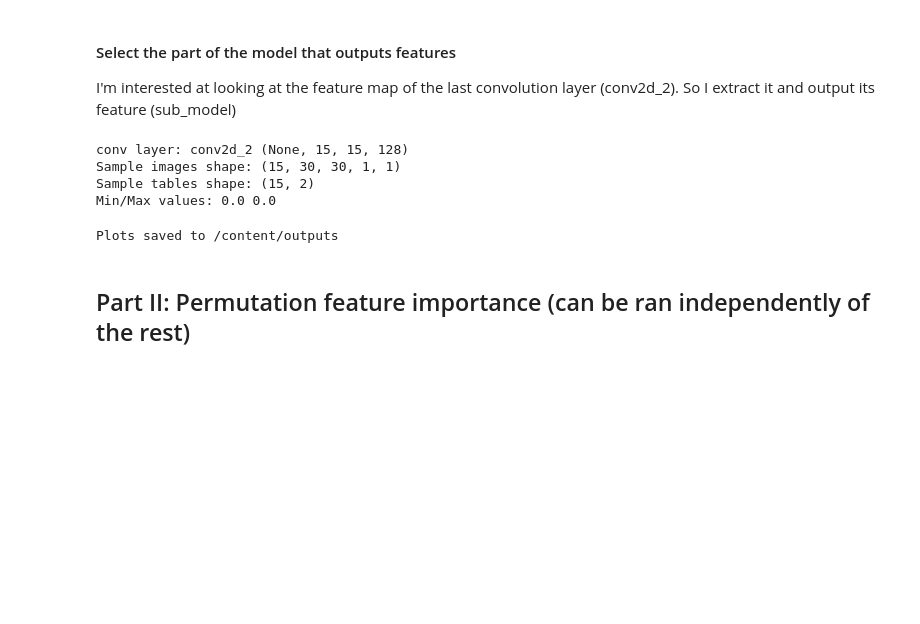
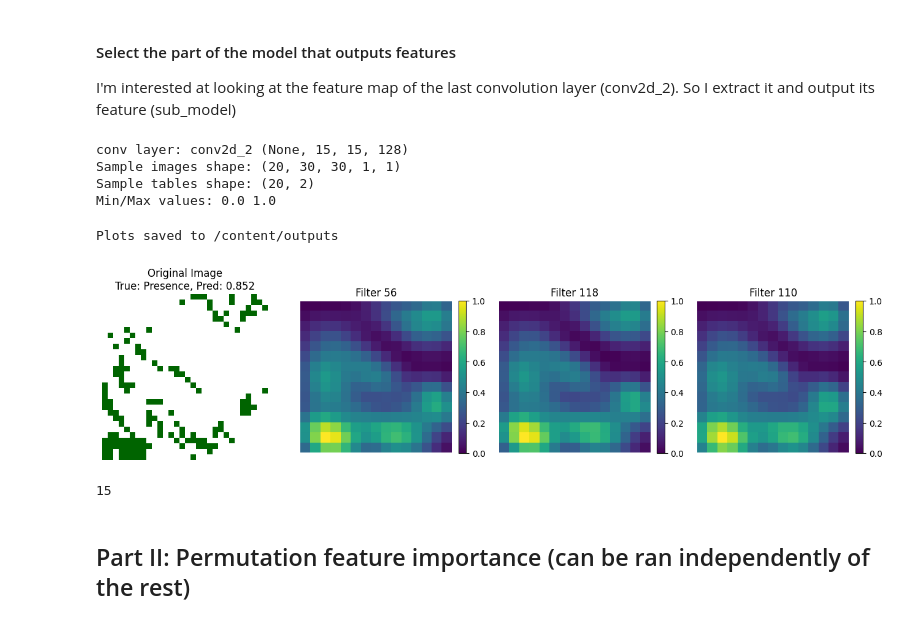
Before and after one commit to erwanBellon/Project-ML-SDM, a Jupyter notebook: code/XAI_v3.ipynb, the cells around one changed output. Drawn from its saved outputs; the diff is of its cells as text; code cells hidden in the pictures; blank space fills up the shorter version.

```diff
--- a/code/XAI_v3.ipynb
+++ b/code/XAI_v3.ipynb
@@ -132,7 +132,7 @@ presences_path = Path("../data/cropped_landcover/presences")
 absences_path = Path("../data/cropped_landcover/absences")
 
 def load_images_from_folder(folder):
-    tif_files = sorted(folder.glob("*.tif"))
+    tif_files = list(folder.glob("*.tif"))
     images = []
     image_indices = []
     for tif in tif_files:
@@ -266,7 +262,7 @@ Use the test dataset and prepare 15 sample images
 sample_images = []
 sample_tables = []
 
-for (img, tab), label in test_ds.take(15):  # to get single samples
+for (img, tab), label in test_ds.take(20):  # to get single samples
     # Image preprocessing
     img = tf.cast(img, tf.float32)
     img = tf.where(tf.math.is_nan(img), 0.0, img)
@@ -339,7 +335,7 @@ feature_map_model = Model(inputs=model.inputs, outputs=conv_layer.output)
 sample_images = []
 sample_tables = []
 
-for (img, tab), label in test_ds.take(15):  # get single samples
+for (img, tab), label in test_ds.take(20):  # get single samples
     # Image preprocessing
     img = tf.cast(img, tf.float32)
     img = tf.where(tf.math.is_nan(img), 0.0, img)
@@ -360,12 +356,13 @@ print("Sample tables shape:", sample_tables.shape)   # (15,n_features)
 print("Min/Max values:", img.numpy().min(), img.numpy().max())
 # %% [output]
 conv layer: conv2d_2 (None, 15, 15, 128)
-Sample images shape: (15, 30, 30, 1, 1)
-Sample tables shape: (15, 2)
-Min/Max values: 0.0 0.0
+Sample images shape: (20, 30, 30, 1, 1)
+Sample tables shape: (20, 2)
+Min/Max values: 0.0 1.0
 # %%
 # @title
 import matplotlib.pyplot as plt
+import os
 from matplotlib.colors import ListedColormap
 
 # Custom colormap: 0 = white, 1 = dark green
@@ -391,35 +388,42 @@ for i in range(len(sample_images)):
 
     # Compute mean activation per filter
     mean_activation = feature_maps.mean(axis=(1,2))  # shape (1, n_filters)
 
     # Get top 3 activated filters
     top3_idx = np.argsort(mean_activation[0])[::-1][:3]
 
     # Plot: original + 3 feature maps
     fig, axes = plt.subplots(1, 4, figsize=(16,5))
 
     # Original image with predicted probability
     axes[0].imshow(img_batch[0, :, :, 0], cmap=cmap_img, vmin=0, vmax=1)
     axes[0].set_title(f"Original Image\nTrue: {label_map[label]}, Pred: {pred_prob:.3f}")
     axes[0].axis("off")
 
     # Feature maps
     for j, idx in enumerate(top3_idx):
         activation = feature_maps[0, :, :, idx]
         activation = (activation - activation.min()) / (activation.max() - activation.min() + 1e-8)
         im = axes[j+1].imshow(activation, cmap="viridis")
         axes[j+1].set_title(f"Filter {idx}")
         axes[j+1].axis("off")
         fig.colorbar(im, ax=axes[j+1], fraction=0.046, pad=0.04)
 
     # Save figure
     save_path = save_dir / f"sample_{i}_{label_map[label]}.png"
-    plt.savefig(save_path, bbox_inches="tight")
-    plt.close(fig)
+    if os.path.isfile(save_path):
+      os.remove(save_path)
+      plt.savefig(save_path, bbox_inches="tight")
+      plt.close(fig)
 
 print(f"Plots saved to {save_dir}")
 # %% [output]
 Plots saved to /content/outputs
+[figure, added]
+# %%
+len(sample_images)
+# %% [output]
+15
 # %% [markdown]
 ## Part II: Permutation feature importance (can be ran independently of the rest)
 # %% [markdown]
```
Also changed, not shown: parts of 3 cells of this notebook.
